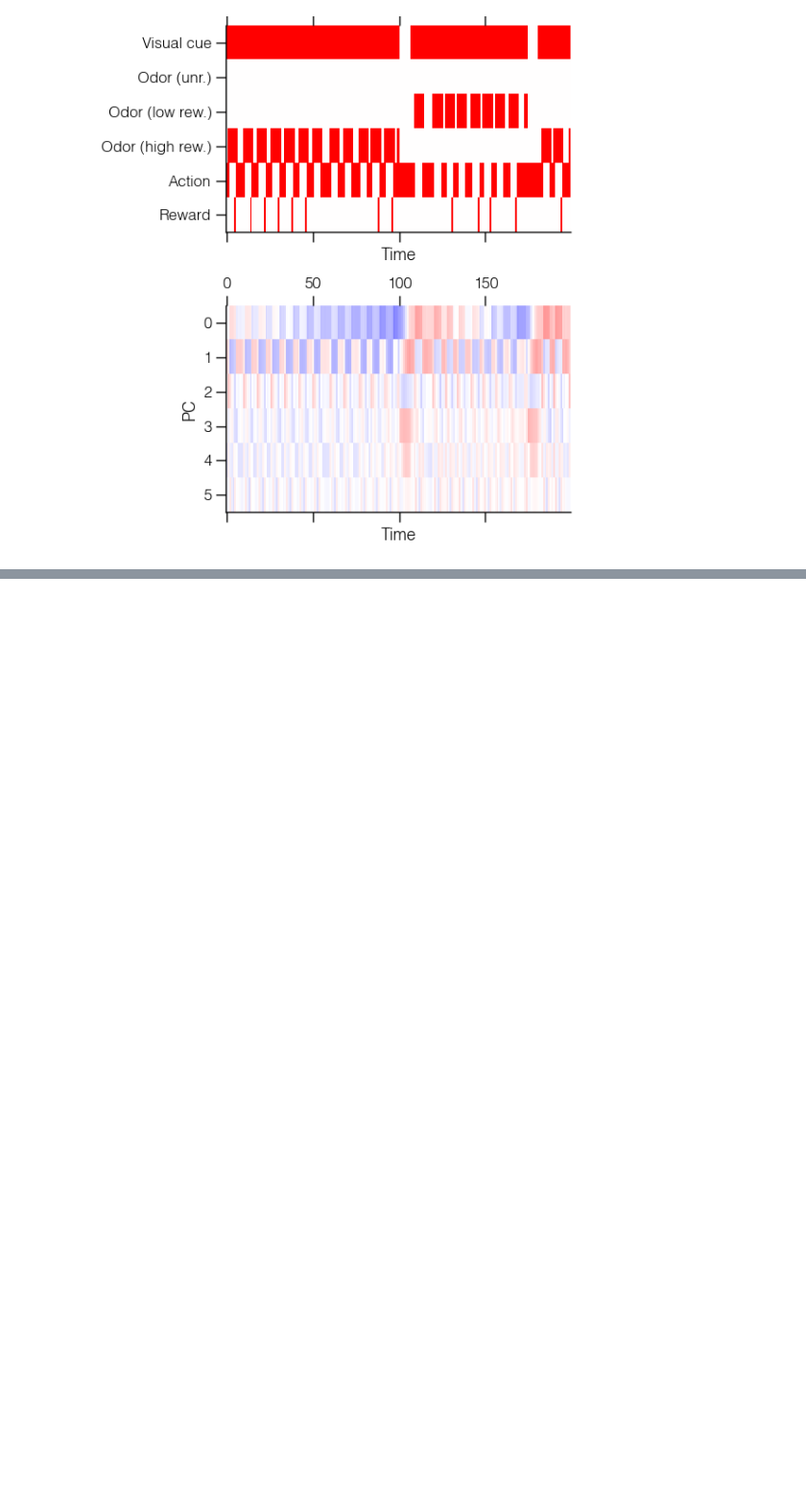
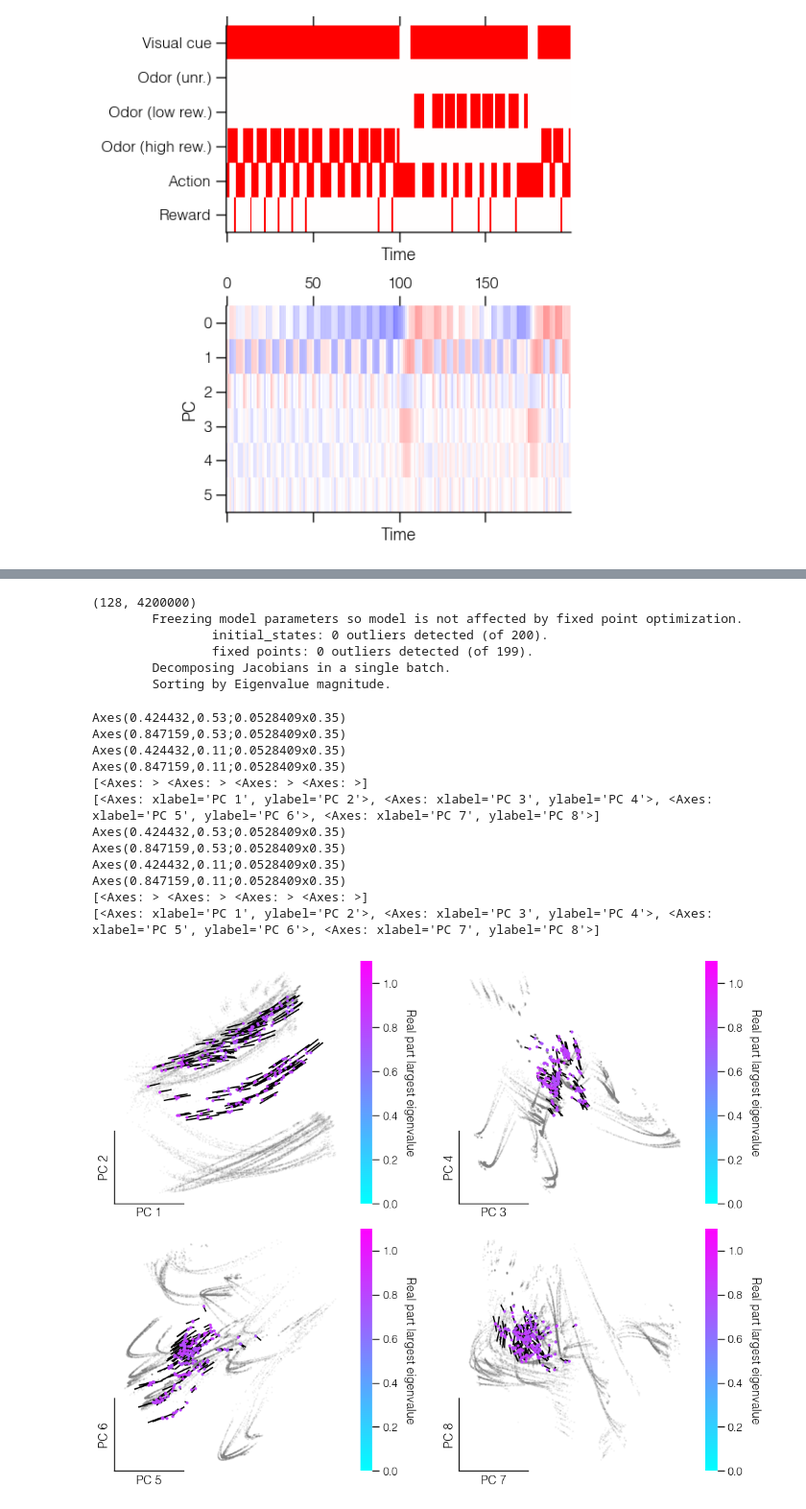
Before and after one commit to davidgbe/favorably_connected, a Jupyter notebook: code/notebooks/jacobian_computations.ipynb, the cells around one changed output, grey strips where cells are left out. Shown at 96% size. Cells and saved outputs as stored; diff of their text form; code cells hidden in the pictures; blank space fills up the shorter version.

Commit message:
pretty good graphs coming out of fixed point finder and PC plots

```diff
--- a/code/notebooks/jacobian_computations.ipynb
+++ b/code/notebooks/jacobian_computations.ipynb
@@ -681,11 +172,0 @@ Axes(0.125,0.11;0.775x0.77)
-# %%
-t_steps = 300
-pert_sizes = np.array([-0.5, -0.4, -0.3, -0.2, -0.1, 0]) * 2
-n_exps = len(pert_sizes)
-inputs = torch.zeros(n_exps, t_steps, network_states.shape[0], OBS_SIZE + ACTION_SIZE + 1)
-inputs[:, :250, :, 0] = 1
-inputs[:, 50:250, :, 3] = 1
-p = torch.zeros(n_exps, t_steps)
-for i, ps in enumerate(pert_sizes):
-    p[i, 25] = ps
-data = run_mult_input_exps(network, inputs, acc_reward_vec, t_steps=t_steps, proj_vec_intervention_set=p)
@@ -764,0 +173,26 @@ def append_pulsed_input(inputs, index, onset, n_cycles, on_period, off_period):
+# %%
+def compute_fixed_points(network, inputs):
+    fpf_hps = {
+    		'max_iters': 50000,
+    		'lr_init': 1e-6,
+            'tol_q': 1e-10,
+    		'outlier_distance_scale': 10.0,
+    		'verbose': False,
+    		'super_verbose': False,
+    }
+
+    network.rnn.batch_first = True
+    fpf = FixedPointFinder(network.rnn, **fpf_hps)
+
+    # Study the system in the absence of input pulses (e.g., all inputs are 0)
+    n_initial_states = 200
+    flattened_hidden = hidden_activities.reshape(hidden_activities.shape[0], hidden_activities.shape[1] * hidden_activities.shape[2])
+    print(flattened_hidden.shape)
+    samples = np.zeros(flattened_hidden.shape[1]).astype(bool)
+    samples[:n_initial_states] = True
+    np.random.shuffle(samples)
+    initial_states = flattened_hidden[:, samples].T
+    initial_states = np.array(initial_states)
+    # Run the fixed point finder
+    unique_fps, all_fps = fpf.find_fixed_points(copy(initial_states), copy(inputs))
+    return unique_fps
@@ -764,0 +297,28 @@ def append_pulsed_input(inputs, index, onset, n_cycles, on_period, off_period):
+# %%
+inputs = np.zeros([n_initial_states, OBS_SIZE + ACTION_SIZE + 1])
+
+unique_fps_baseline = compute_fixed_points(network, inputs)
+# %% [output]
+(128, 4200000)
+        Freezing model parameters so model is not affected by fixed point optimization.
+                initial_states: 0 outliers detected (of 200).
+                fixed points: 0 outliers detected (of 199).
+        Decomposing Jacobians in a single batch.
+        Sorting by Eigenvalue magnitude.
+# %%
+plot_eigenvecs_and_vals(unique_fps_baseline)
+plot_eigenval_ratio(unique_fps_baseline)
+# %% [output]
+Axes(0.424432,0.53;0.0528409x0.35)
+Axes(0.847159,0.53;0.0528409x0.35)
+Axes(0.424432,0.11;0.0528409x0.35)
+Axes(0.847159,0.11;0.0528409x0.35)
+[<Axes: > <Axes: > <Axes: > <Axes: >]
+[<Axes: xlabel='PC 1', ylabel='PC 2'>, <Axes: xlabel='PC 3', ylabel='PC 4'>, <Axes: xlabel='PC 5', ylabel='PC 6'>, <Axes: xlabel='PC 7', ylabel='PC 8'>]
+Axes(0.424432,0.53;0.0528409x0.35)
+Axes(0.847159,0.53;0.0528409x0.35)
+Axes(0.424432,0.11;0.0528409x0.35)
+Axes(0.847159,0.11;0.0528409x0.35)
+[<Axes: > <Axes: > <Axes: > <Axes: >]
+[<Axes: xlabel='PC 1', ylabel='PC 2'>, <Axes: xlabel='PC 3', ylabel='PC 4'>, <Axes: xlabel='PC 5', ylabel='PC 6'>, <Axes: xlabel='PC 7', ylabel='PC 8'>]
+[figure, added]
```
Also changed, not shown: parts of 39 cells of this notebook.
